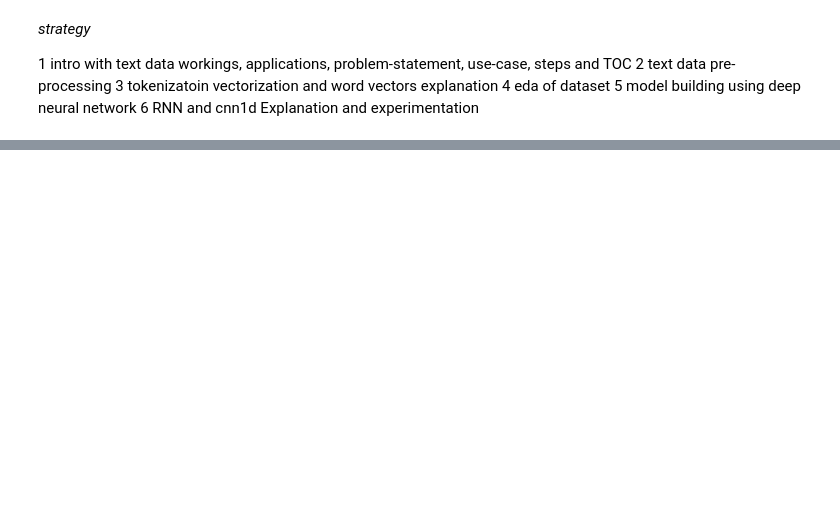
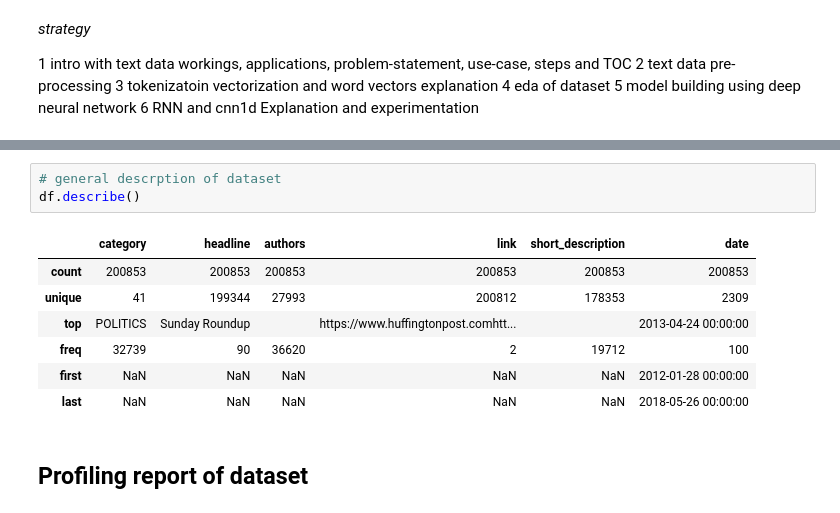
Before and after one commit to avikumart/Natural-language-processing, a Jupyter notebook: nlp-news-articles-classif-wordembeddings-rnn.ipynb, the cells around one changed output, grey strips where cells are left out. Cells and saved outputs as stored; diff of their text form; blank space fills up the shorter version.

```diff
--- a/nlp-news-articles-classif-wordembeddings-rnn.ipynb
+++ b/nlp-news-articles-classif-wordembeddings-rnn.ipynb
@@ -60,0 +111,13 @@ df.shape
+# %%
+# general descrption of dataset
+df.describe()
+# %% [output]
+|  | category | headline | authors | link | short_description | date |
+| count | 200853 | 200853 | 200853 | 200853 | 200853 | 200853 |
+| unique | 41 | 199344 | 27993 | 200812 | 178353 | 2309 |
+| top | POLITICS | Sunday Roundup |  | https://www.huffingtonpost.comhtt... |  | 2013-04-24 00:00:00 |
+| freq | 32739 | 90 | 36620 | 2 | 19712 | 100 |
+| first | NaN | NaN | NaN | NaN | NaN | 2012-01-28 00:00:00 |
+| last | NaN | NaN | NaN | NaN | NaN | 2018-05-26 00:00:00 |
+# %% [markdown]
+## Profiling report of dataset
```
Also changed, not shown: parts of 14 cells of this notebook.
